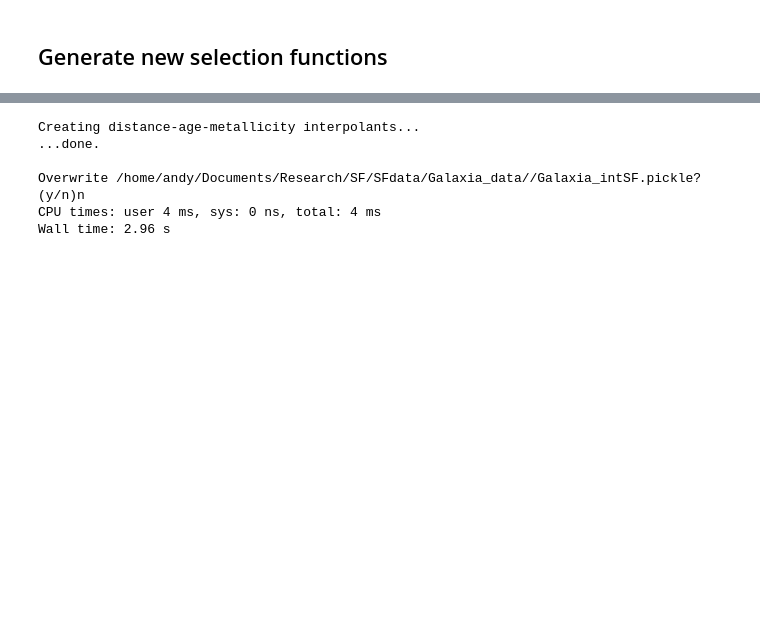
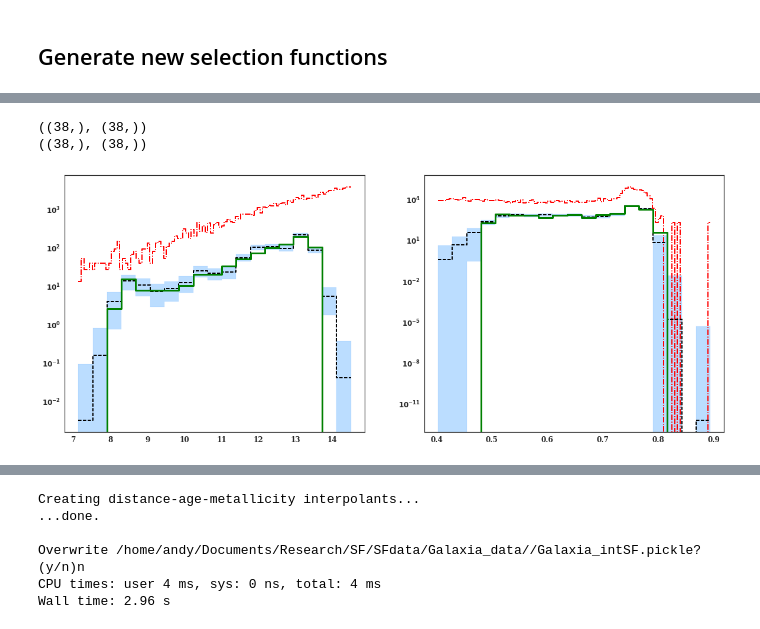
Before and after one commit to aeverall/seestar, a Jupyter notebook: examples/BGMTNC_test.ipynb, the cells around one changed output, grey strips where cells are left out. Drawn from its saved outputs; the diff is of its cells as text; code cells hidden in the pictures; blank space fills up the shorter version.

```diff
--- a/examples/BGMTNC_test.ipynb
+++ b/examples/BGMTNC_test.ipynb
@@ -175,0 +223,11 @@ array([0.4, 7. ])
+# %%
+phot = pd.read_csv('/home/andy/Documents/Research/data/asfe2/Projects/sf_data/Galaxia_data/photometric/3.0.csv')
+x = phot.Happ
+y = phot.Japp-phot.Kapp
+xs = (x-instsf.mux)/instsf.sx
+ys = (y-instsf.muy)/instsf.sy
+
+sf_params = instsf.params_f_scaled.copy()
+pSelect = StatisticalModels.bivGaussMixture(sf_params, xs, ys)
+uncut = (x<13.5)&(y>0.5)
+len(instsf.x), np.sum(pSelect), np.sqrt(np.sum(pSelect)), np.sum(pSelect*uncut), np.sqrt(np.sum(pSelect*uncut))
@@ -175,0 +236,48 @@ array([0.4, 7. ])
+# %%
+fig, axes = plt.subplots(1,2,figsize=(20,8))
+
+x = phot.Happ
+y = phot.Japp-phot.Kapp
+
+plt.sca(axes[0])
+phot_bins = np.linspace(instsf.rngx[0], instsf.rngx[1], 100)
+spec_bins = np.linspace(instsf.rngx[0], instsf.rngx[1], 20)
+phot_hist, edges = np.histogram(x, bins=phot_bins)
+plot_hist(edges, phot_hist/(edges[1:]-edges[:-1]), horizontal=False,
+          color='r', linestyle='-.', linewidth=2)
+# SF weighted sample
+values = stats.binned_statistic(x, pSelect, bins=spec_bins, statistic='sum').statistic
+fill_between_steps(spec_bins, (values-np.sqrt(values))/(spec_bins[1:]-spec_bins[:-1]),
+                          (values+np.sqrt(values))/(spec_bins[1:]-spec_bins[:-1]), horizontal=False,
+                   color='dodgerblue', alpha=0.3)
+plot_hist(spec_bins, values/(spec_bins[1:]-spec_bins[:-1]), horizontal=False,
+          linestyle='--', color='k', linewidth=2)
+# Obs Sample
+obs_hist, edges = np.histogram(instsf.x, bins=spec_bins, range=instsf.rngy)
+plot_hist(edges, obs_hist/(edges[1:]-edges[:-1]), horizontal=False,
+          color='g', linestyle='-', linewidth=3)
+plt.yscale('log')
+
+
+plt.sca(axes[1])
+phot_bins = np.linspace(instsf.rngy[0], instsf.rngy[1], 100)
+spec_bins = np.linspace(instsf.rngy[0], instsf.rngy[1], 20)
+phot_hist, edges = np.histogram(y, bins=phot_bins)
+plot_hist(edges, phot_hist/(edges[1:]-edges[:-1]), horizontal=False,
+          color='r', linestyle='-.', linewidth=2)
+# SF weighted sample
+values = stats.binned_statistic(y, pSelect, bins=spec_bins, statistic='sum').statistic
+fill_between_steps(spec_bins, (values-np.sqrt(values))/(spec_bins[1:]-spec_bins[:-1]),
+                          (values+np.sqrt(values))/(spec_bins[1:]-spec_bins[:-1]), horizontal=False,
+                   color='dodgerblue', alpha=0.3)
+plot_hist(spec_bins, values/(spec_bins[1:]-spec_bins[:-1]), horizontal=False,
+          linestyle='--', color='k', linewidth=2)
+# Obs Sample
+obs_hist, edges = np.histogram(instsf.y, bins=spec_bins, range=instsf.rngy)
+plot_hist(edges, obs_hist/(edges[1:]-edges[:-1]), horizontal=False,
+          color='g', linestyle='-', linewidth=3)
+plt.yscale('log')
+# %% [output]
+((38,), (38,))
+((38,), (38,))
+[figure, added]
```
Also changed, not shown: parts of 45 cells of this notebook, 2 other files.
